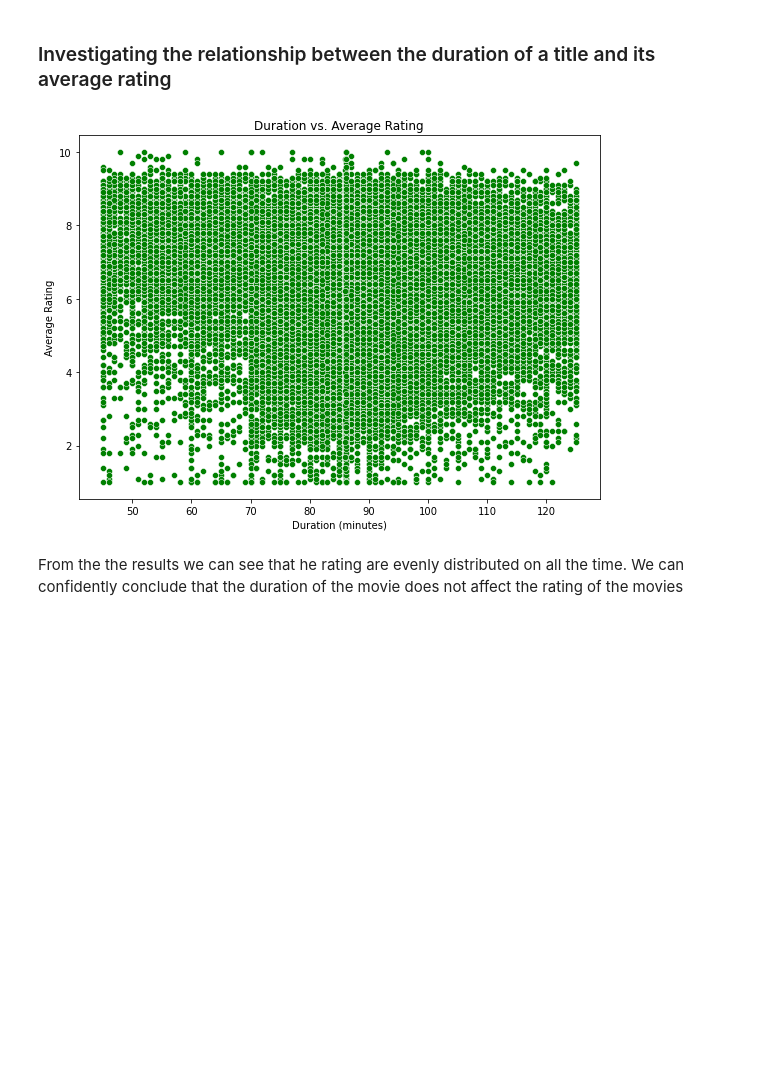
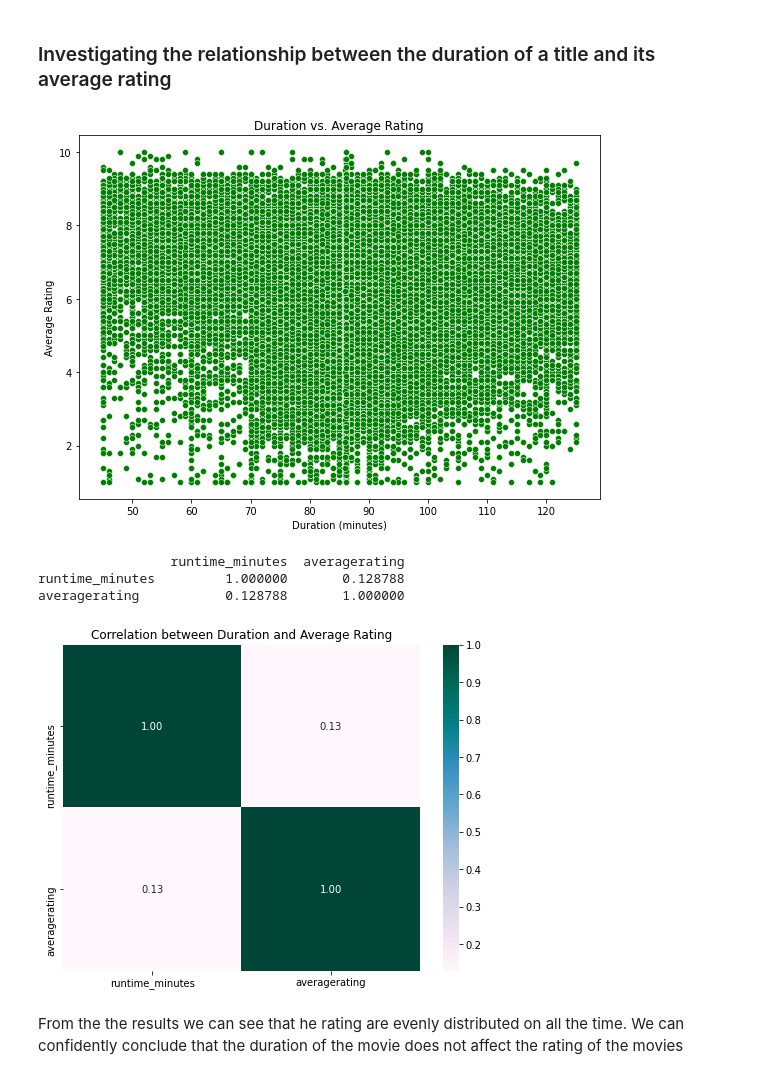
Before and after one commit to PeterMuthoma/Phase1_Project, a Jupyter notebook: student.ipynb, the cells around one changed output. Saved outputs shown, nothing was run; the diff lists cells and outputs as text; code cells hidden in the pictures; blank space fills up the shorter version.

```diff
--- a/student.ipynb
+++ b/student.ipynb
@@ -680,14 +683,27 @@ We can conclude by saying that Documetaries and Drama would give better audience
 # %%
 # Create a scatter plot for duration versus average rating
 plt.figure(figsize=(8, 6))
 sns.scatterplot(x='runtime_minutes', y='averagerating', data=Title_Rating_Merge, color='green')
 plt.title('Duration vs. Average Rating')
 plt.xlabel('Duration (minutes)')
 plt.ylabel('Average Rating')
 plt.tight_layout()
 plt.show()
+
+duration_averagerating_correlation = combined_Title_Rating_Gross[['runtime_minutes', 'averagerating']].corr()
+print(duration_averagerating_correlation)
+
+# Create a heatmap to visualize the correlation
+plt.figure(figsize=(8, 6))
+sns.heatmap(duration_averagerating_correlation, annot=True, cmap= 'PuBuGn', fmt='.2f')
+plt.title('Correlation between Duration and Average Rating')
+plt.show()
 # %% [output]
 [figure]
+                 runtime_minutes  averagerating
+runtime_minutes         1.000000       0.128788
+averagerating           0.128788       1.000000
+[figure, added]
 # %% [markdown]
 From the the results we can see that he rating are evenly distributed on all the time. We can confidently conclude that the duration of the movie does not affect the rating of the movies
 # %% [markdown]
```
Also changed, not shown: parts of 12 cells of this notebook.
